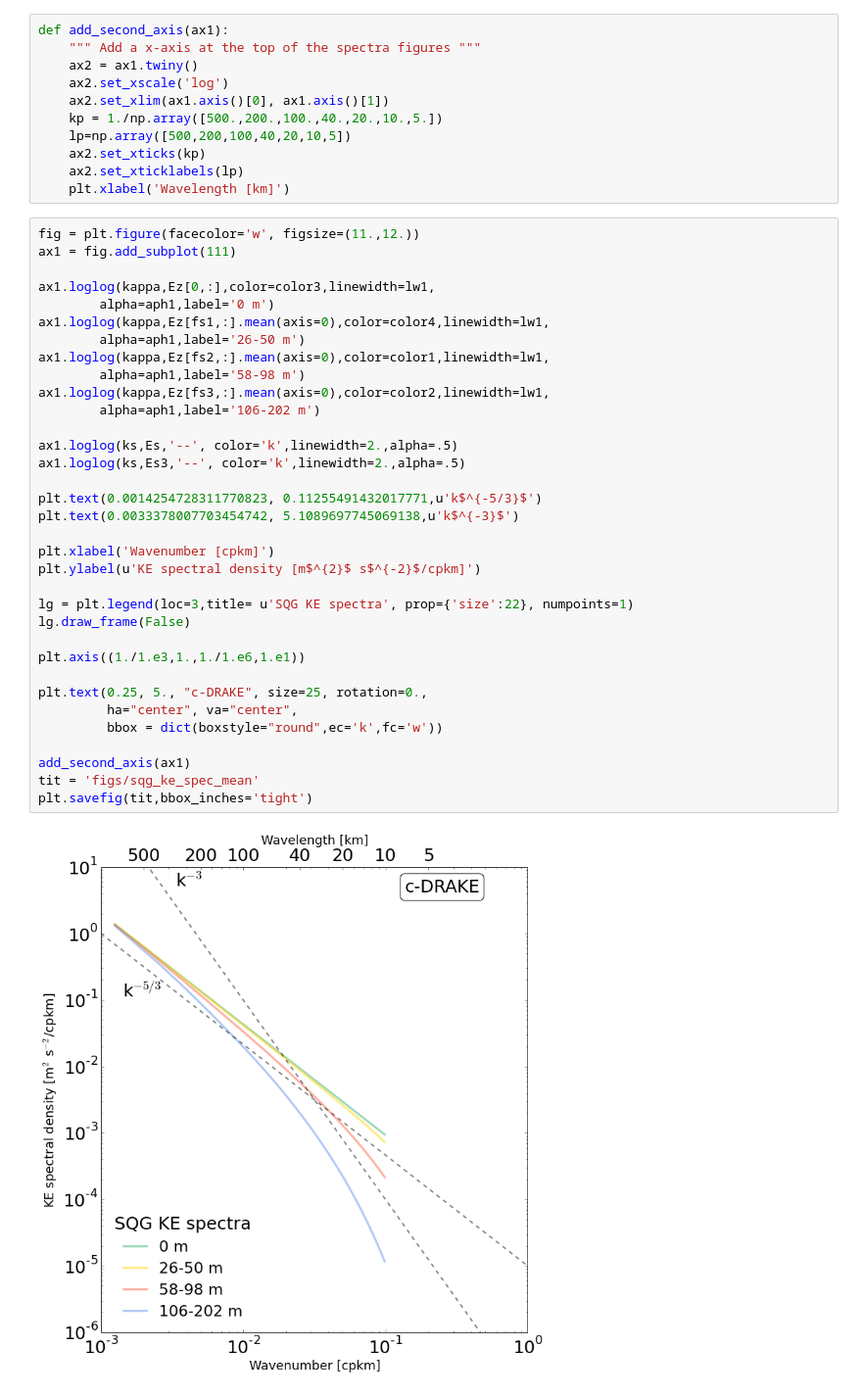
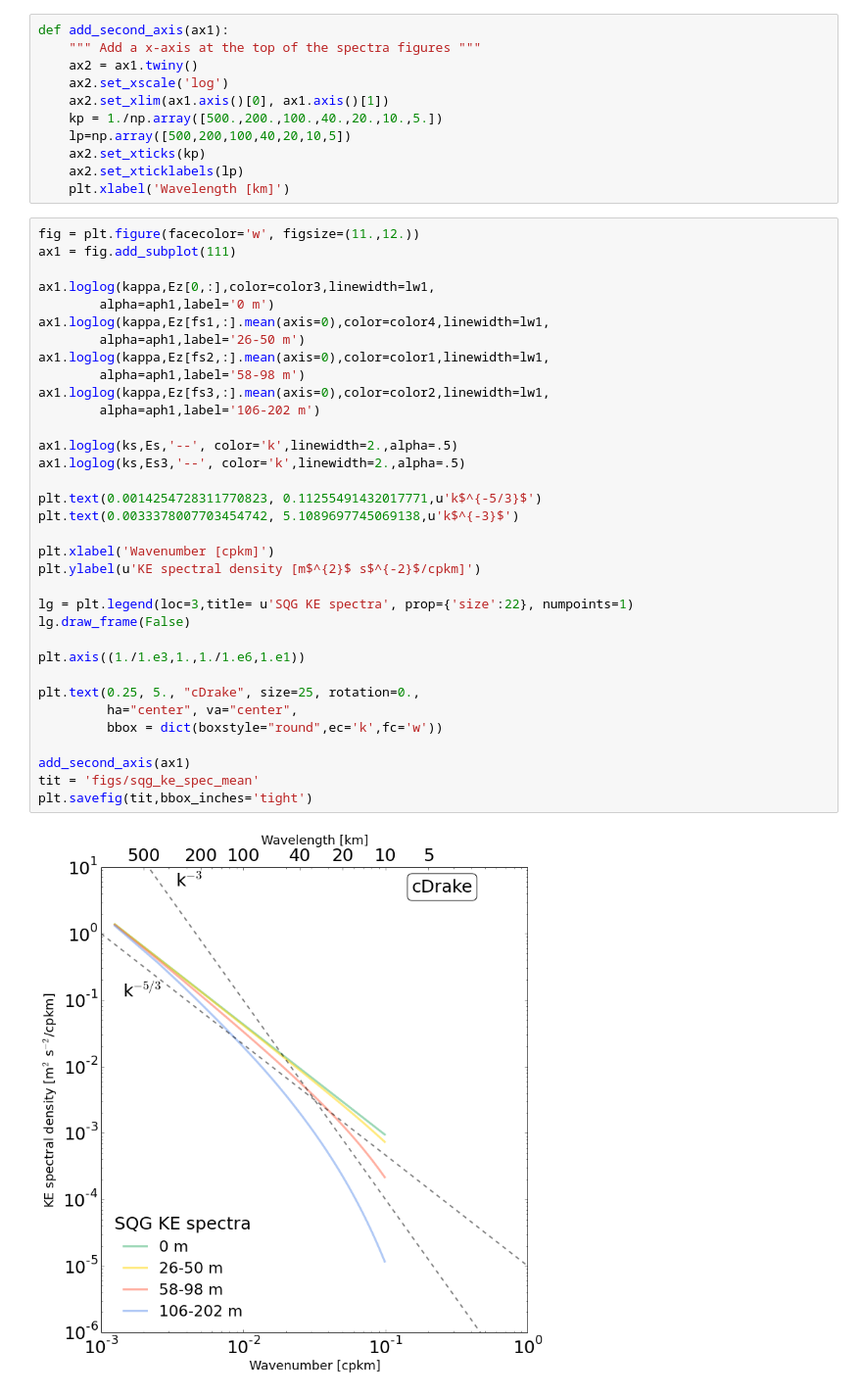
Before and after one commit to cesar-rocha/dp_spectra, a Jupyter notebook: cdrake/sqg_spectrum_cdrake.ipynb, the cells around one changed output. Shown at 98% size. Drawn from its saved outputs; the diff is of its cells as text.

Commit message:
fixed cDrake and updated index notebook

```diff
--- a/cdrake/sqg_spectrum_cdrake.ipynb
+++ b/cdrake/sqg_spectrum_cdrake.ipynb
@@ -123,32 +123,32 @@ ax1 = fig.add_subplot(111)
 ax1.loglog(kappa,Ez[0,:],color=color3,linewidth=lw1,
         alpha=aph1,label='0 m')
 ax1.loglog(kappa,Ez[fs1,:].mean(axis=0),color=color4,linewidth=lw1,
         alpha=aph1,label='26-50 m')
 ax1.loglog(kappa,Ez[fs2,:].mean(axis=0),color=color1,linewidth=lw1,
         alpha=aph1,label='58-98 m')
 ax1.loglog(kappa,Ez[fs3,:].mean(axis=0),color=color2,linewidth=lw1,
         alpha=aph1,label='106-202 m')
 
 ax1.loglog(ks,Es,'--', color='k',linewidth=2.,alpha=.5)
 ax1.loglog(ks,Es3,'--', color='k',linewidth=2.,alpha=.5)
 
 plt.text(0.0014254728311770823, 0.11255491432017771,u'k$^{-5/3}$')
 plt.text(0.0033378007703454742, 5.1089697745069138,u'k$^{-3}$')
 
 plt.xlabel('Wavenumber [cpkm]')
 plt.ylabel(u'KE spectral density [m$^{2}$ s$^{-2}$/cpkm]')
 
 lg = plt.legend(loc=3,title= u'SQG KE spectra', prop={'size':22}, numpoints=1)
 lg.draw_frame(False)
 
 plt.axis((1./1.e3,1.,1./1.e6,1.e1))
 
-plt.text(0.25, 5., "c-DRAKE", size=25, rotation=0.,
+plt.text(0.25, 5., "cDrake", size=25, rotation=0.,
          ha="center", va="center",
          bbox = dict(boxstyle="round",ec='k',fc='w'))
 
 add_second_axis(ax1)
 tit = 'figs/sqg_ke_spec_mean'
 plt.savefig(tit,bbox_inches='tight')
 # %% [output]
-[figure, old version]
+[figure, new version]
```
Also changed, not shown: parts of 1 cell of this notebook.
